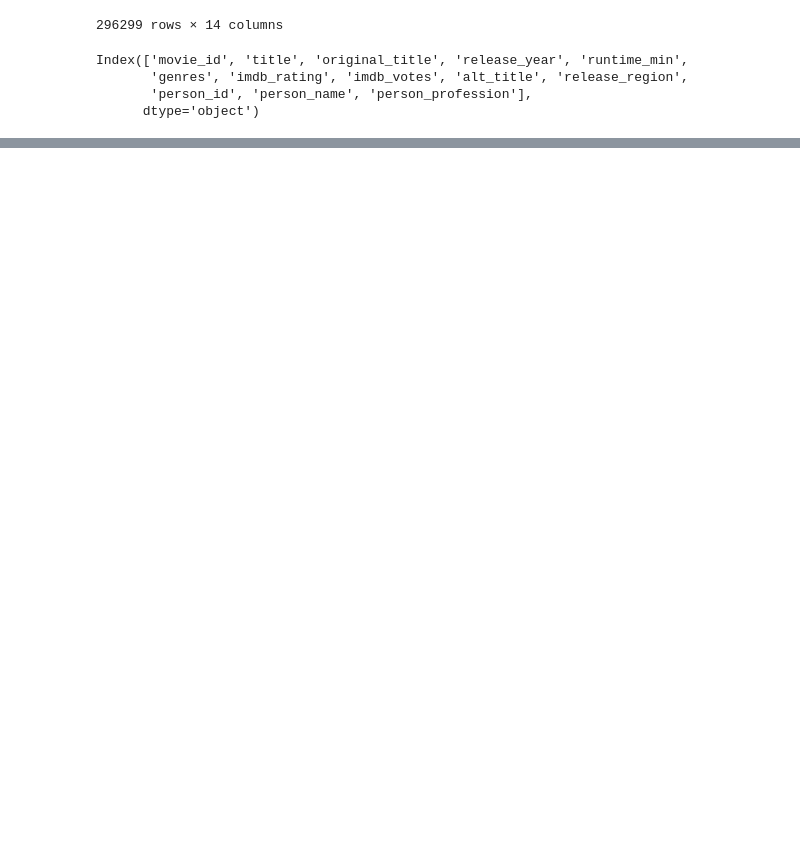
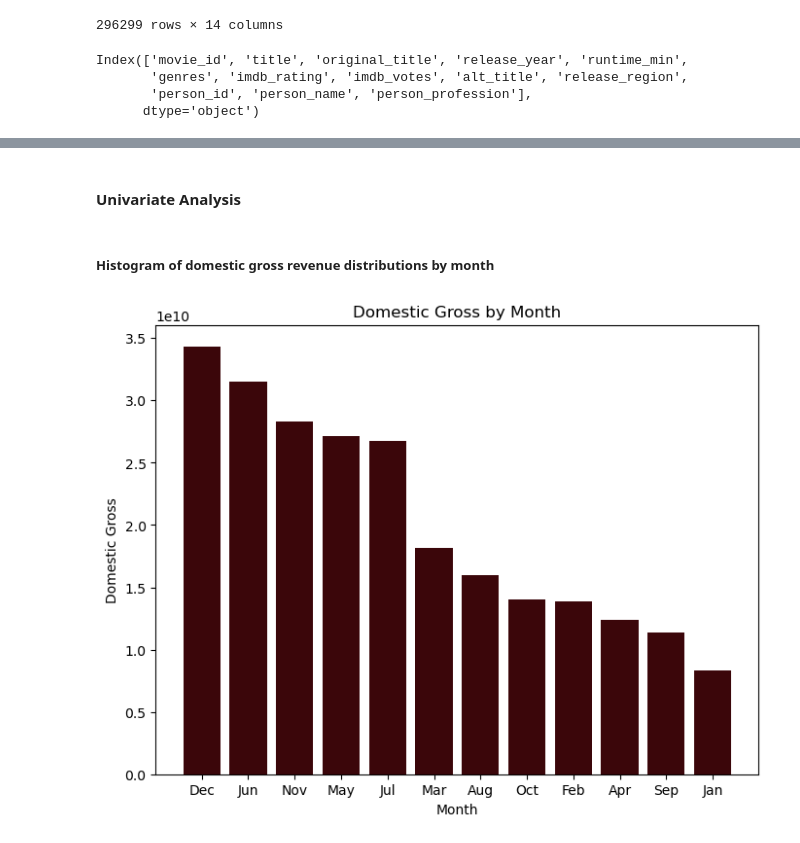
Before and after one commit to Arasirwa/stunning-computing-machine, a Jupyter notebook: notebooks/exploratory.ipynb, the cells around one changed output, grey strips where cells are left out. Cells and saved outputs as stored; diff of their text form; code cells hidden in the pictures; blank space fills up the shorter version.

```diff
--- a/notebooks/exploratory.ipynb
+++ b/notebooks/exploratory.ipynb
@@ -647,0 +689,10 @@ Index(['movie_id', 'title', 'original_title', 'release_year', 'runtime_min',
+# %%
+import calendar
+
+# First, create a dictionary to map numbers to month names
+month_mapping = {i: calendar.month_abbr[i] for i in range(1, 13)}
+
+# use .map() to apply the mapping to our column
+tn_budget['month_abbrev'] = tn_budget['month'].map(month_mapping)
+
+print(tn_budget[['month', 'month_abbrev']])
@@ -647,0 +714,7 @@ Index(['movie_id', 'title', 'original_title', 'release_year', 'runtime_min',
+# %%
+#convert domestic gross,production budget and worlwide gross into int
+tn_budget['domestic_gross']=tn_budget['domestic_gross'].astype(str).str.replace('$','').str.replace(',','').astype('int64')
+# %%
+tn_budget['worldwide_gross']=tn_budget['worldwide_gross'].astype(str).str.replace('$','').str.replace(',','').astype('int64')
+# %%
+tn_budget['production_budget']=tn_budget['production_budget'].astype(str).str.replace('$','').str.replace(',','').astype('int64')
@@ -647,0 +730,15 @@ Index(['movie_id', 'title', 'original_title', 'release_year', 'runtime_min',
+# %% [markdown]
+#### Univariate Analysis
+# %% [markdown]
+##### Histogram of domestic gross revenue distributions by month
+# %%
+monthly_gross = tn_budget.groupby('month_abbrev')['domestic_gross'].sum()
+monthly_gross_sorted = monthly_gross.sort_values(ascending=False)
+plt.figure(figsize=(8,6))
+plt.bar(x=monthly_gross_sorted.index,height=monthly_gross_sorted.values,color='#3B060A')
+plt.xlabel('Month')
+plt.ylabel('Domestic Gross')
+plt.title('Domestic Gross by Month')
+plt.show()
+# %% [output]
+[figure, added]
```
Also changed, not shown: parts of 27 cells of this notebook.
